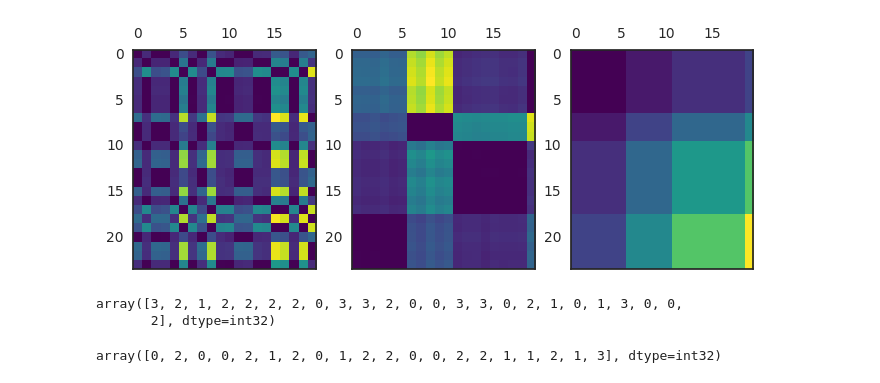
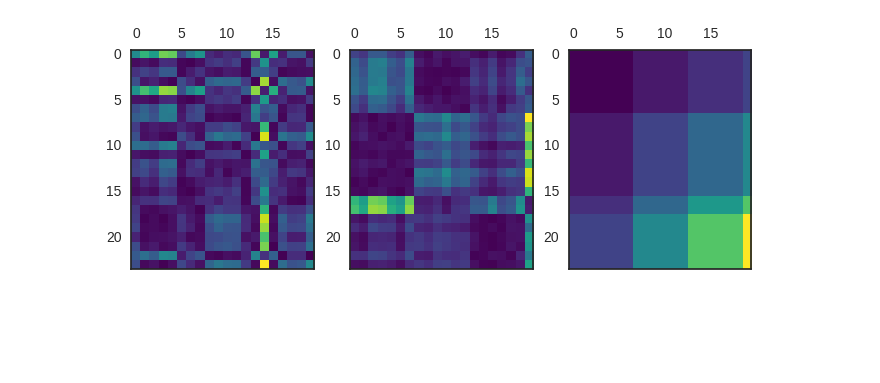
Before and after one commit to rasmuse/peanuts, a Jupyter notebook: biclustering.ipynb, the cells around one changed output. Drawn from its saved outputs; the diff is of its cells as text; code cells hidden in the pictures; blank space fills up the shorter version.

```diff
--- a/biclustering.ipynb
+++ b/biclustering.ipynb
@@ -25,44 +25,47 @@ N = 20
 def nut_generator(clusters):
     cluster_names = list(clusters.keys())
     while True:
-        yield clusters[np.random.choice(cluster_names)] + 0.1 * np.random.random(len(properties))
+        name = np.random.choice(cluster_names)
+        yield (name, clusters[name] + 0.5 * np.random.random(len(properties)))
 
 ng = nut_generator(clusters)
-people_raw = np.stack([next(ng) for i in range(M)])
-nuts_raw = np.stack([next(ng) for j in range(N)])
+people_names_data = [next(ng) for i in range(M)]
+people_raw = np.stack(list(zip(*people_names_data))[1])
+nuts_names_data = [next(ng) for j in range(N)]
+nuts_raw = np.stack(list(zip(*nuts_names_data))[1])
 
 nuts = pd.DataFrame(nuts_raw, columns=properties, index=['N{}'.format(i+1) for i in range(len(nuts_raw))])
 
 def make_scores(people, nuts):
     scores = np.zeros((M, N))
     for (i, p), (j, n) in itertools.product(enumerate(people), enumerate(nuts)):
         closeness = sum((p - n) ** 2)
         scores[i, j] = closeness
     return scores
 
 def fit_model(scores, n_clusters):
     model = SpectralBiclustering(
         n_clusters=n_clusters, method='log', random_state=0)
     model.fit(scores)
     return model
 
 def sort_scores(scores, model):
     sorted_scores = scores[np.argsort(model.row_labels_)]
     sorted_scores = sorted_scores[:, np.argsort(model.column_labels_)]
     return sorted_scores
 
 def simulate_and_plot(scores, n_clusters):
     model = fit_model(scores, n_clusters)
     sorted_scores = sort_scores(scores, model)
 
     fig, ax = plt.subplots(1, 3, figsize=(8, 10))
     ax[0].matshow(scores)
     ax[1].matshow(sorted_scores)
 
     ax[2].matshow(np.outer(np.sort(model.row_labels_) + 1,
                      np.sort(model.column_labels_) + 1))
 
-simulate_and_plot(make_scores(people, nuts_raw), (4, 4))
+simulate_and_plot(make_scores(people_raw, nuts_raw), (4, 4))
 # %% [output]
-[figure, old version]
+[figure, new version]
 # %%
@@ -70,9 +72,0 @@ m = fit_model(make_scores(people, nuts_raw), (4, 4))
-# %%
-m.row_labels_
-# %% [output]
-array([3, 2, 1, 2, 2, 2, 2, 0, 3, 3, 2, 0, 0, 3, 3, 0, 2, 1, 0, 1, 3, 0, 0,
-       2], dtype=int32)
-# %%
-m.column_labels_
-# %% [output]
-array([0, 2, 0, 0, 2, 1, 2, 0, 1, 2, 2, 0, 0, 2, 2, 1, 1, 2, 1, 3], dtype=int32)
```
Also changed, not shown: parts of 11 cells of this notebook.
